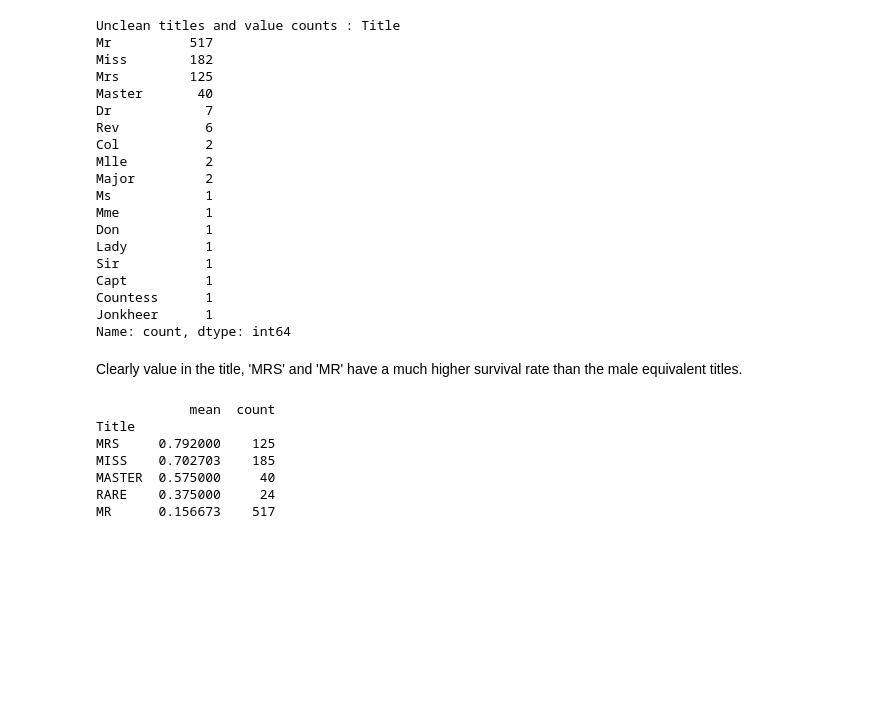
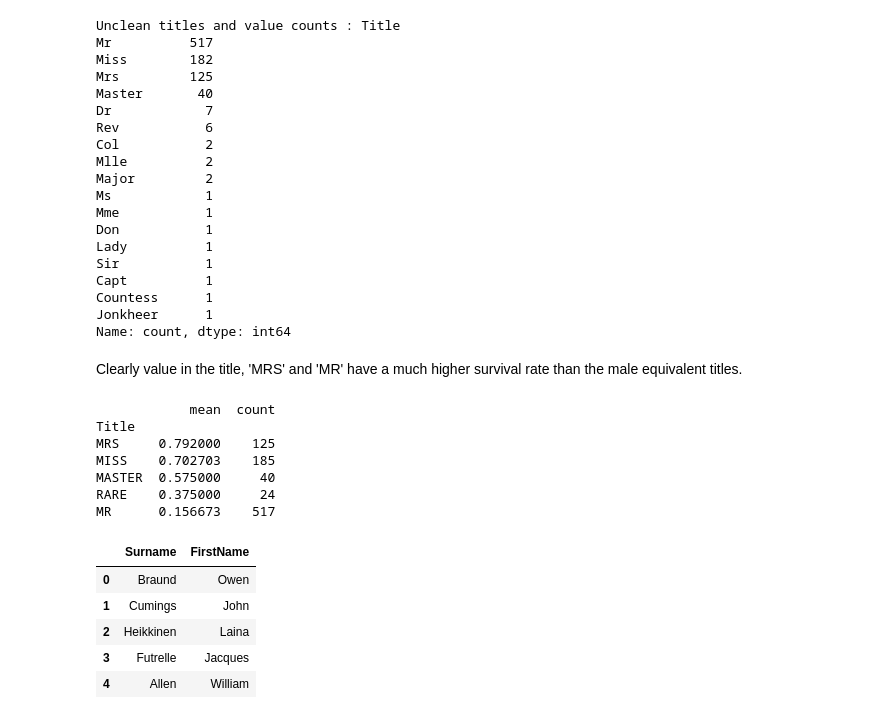
Before and after one commit to jpwoods1878/titanic-survival-prediction, a Jupyter notebook: load_data.ipynb, the cells around one changed output. Saved outputs shown, nothing was run; the diff lists cells and outputs as text; code cells hidden in the pictures; blank space fills up the shorter version.

```diff
--- a/load_data.ipynb
+++ b/load_data.ipynb
@@ -191,3 +192,15 @@ MISS    0.702703    185
 MASTER  0.575000     40
 RARE    0.375000     24
 MR      0.156673    517
+# %%
+train_df['Surname'] = train_df['Name'].str.split(',').str[0]
+train_df['FirstName'] = train_df['Name'].str.split(',').str[1].str.strip().str.replace(r'^(Mr|Mrs|Miss|Master|Dr|Rev|Ms|Mlle|Mme)\. ', '', regex=True).str.split(' ').str[0]
+
+train_df[['Surname', 'FirstName']].head()
+# %% [output]
+|  | Surname | FirstName |
+| 0 | Braund | Owen |
+| 1 | Cumings | John |
+| 2 | Heikkinen | Laina |
+| 3 | Futrelle | Jacques |
+| 4 | Allen | William |
```
Also changed, not shown: parts of 4 cells of this notebook.
